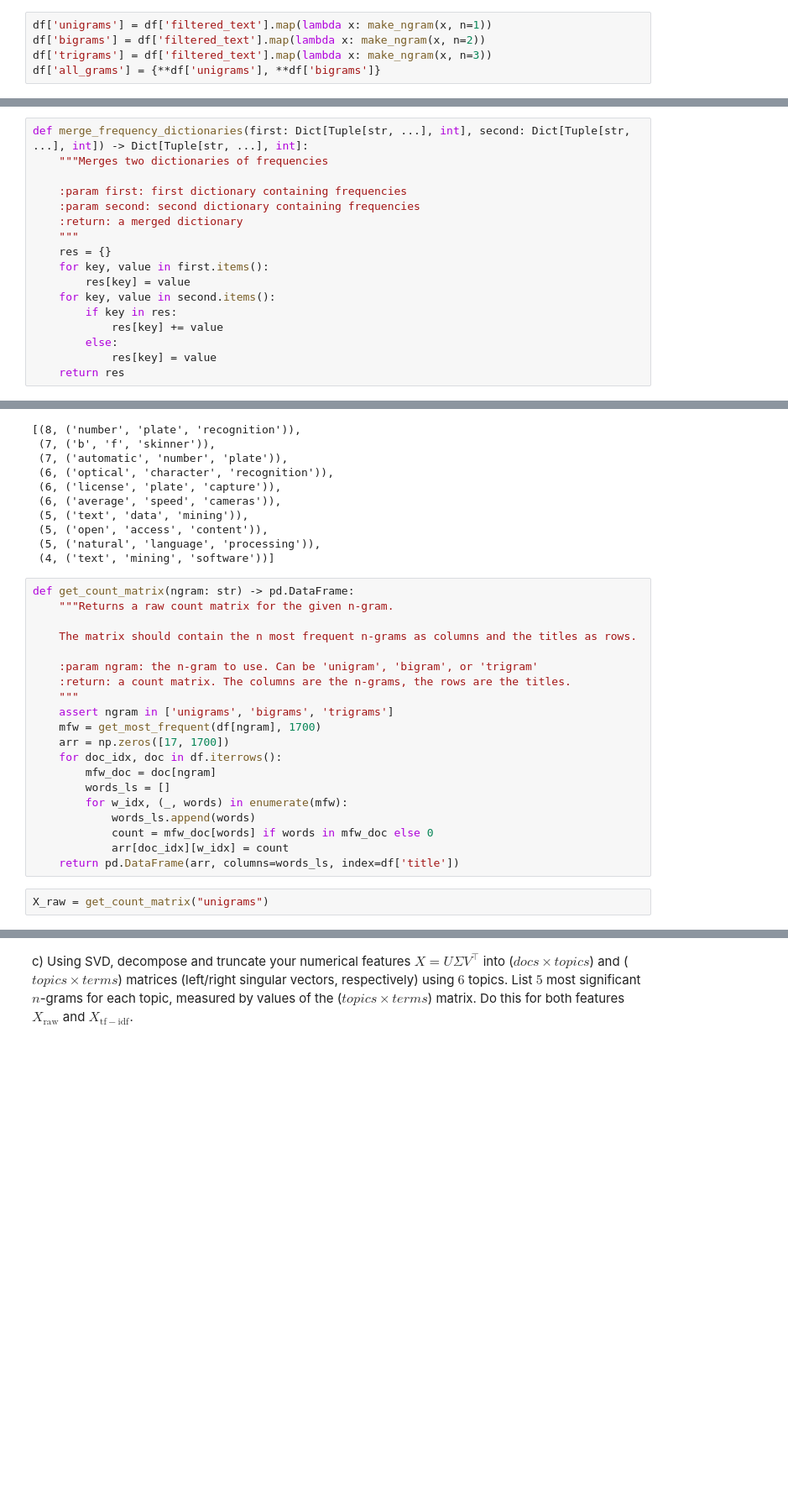
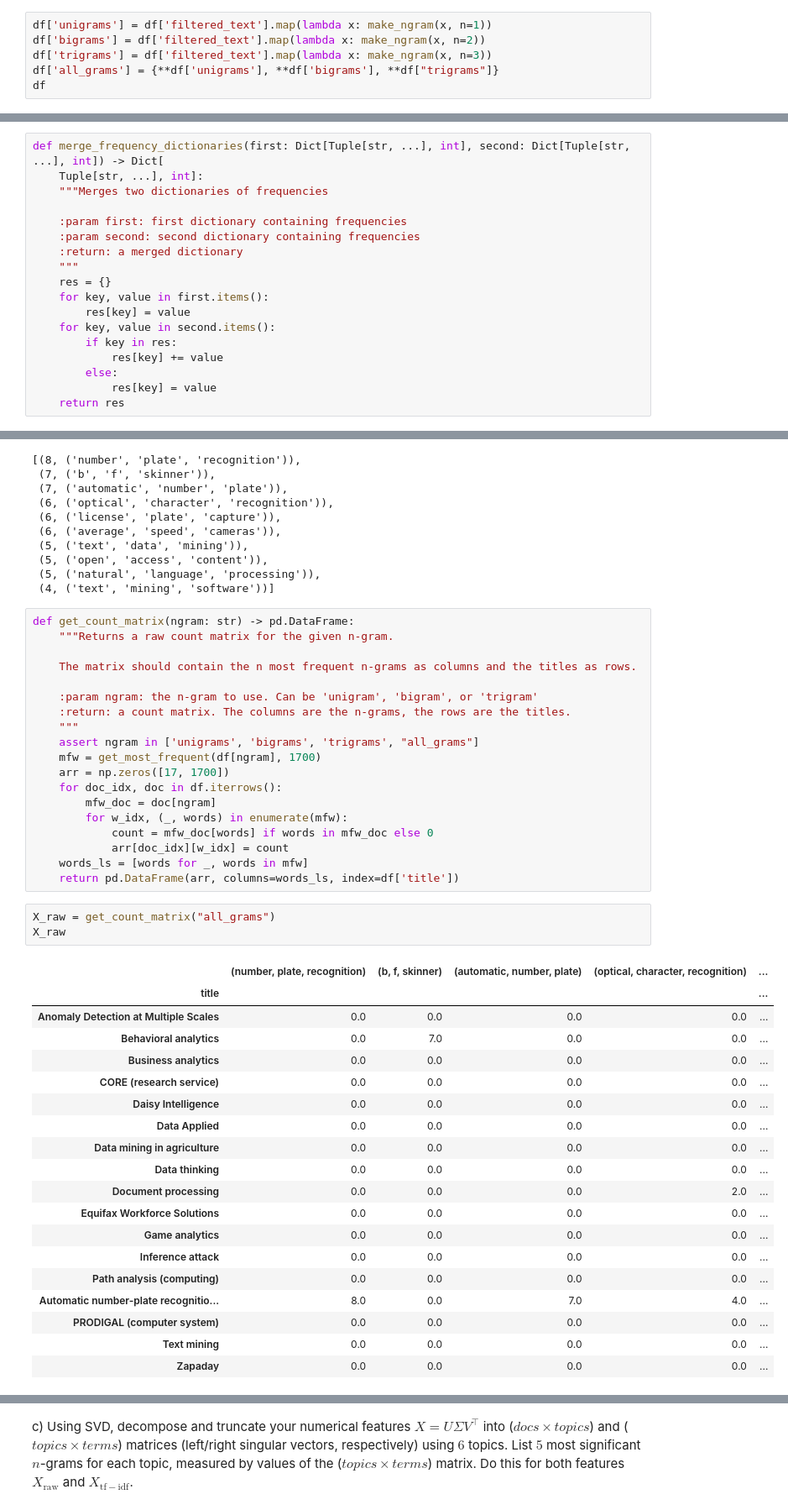
Before and after one commit to banditar/DataMining-2022-aalto, a Jupyter notebook: Assignment 5/Homework5.ipynb, the cells around one changed output, grey strips where cells are left out. Shown at 84% size. Drawn from its saved outputs; the diff is of its cells as text; blank space fills up the shorter version.

Commit message:
Add all_grams matrix to exercise b

```diff
--- a/Assignment 5/Homework5.ipynb
+++ b/Assignment 5/Homework5.ipynb
@@ -102,4 +101,5 @@ def make_ngram(corpus: list[str], n: int) -> Dict[Tuple[str, ...], int]:
 df['unigrams'] = df['filtered_text'].map(lambda x: make_ngram(x, n=1))
 df['bigrams'] = df['filtered_text'].map(lambda x: make_ngram(x, n=2))
 df['trigrams'] = df['filtered_text'].map(lambda x: make_ngram(x, n=3))
-df['all_grams'] = {**df['unigrams'], **df['bigrams']}
+df['all_grams'] = {**df['unigrams'], **df['bigrams'], **df["trigrams"]}
+df
@@ -110,5 +125,6 @@ dtype('O')
 # %%
-def merge_frequency_dictionaries(first: Dict[Tuple[str, ...], int], second: Dict[Tuple[str, ...], int]) -> Dict[Tuple[str, ...], int]:
+def merge_frequency_dictionaries(first: Dict[Tuple[str, ...], int], second: Dict[Tuple[str, ...], int]) -> Dict[
+    Tuple[str, ...], int]:
     """Merges two dictionaries of frequencies
 
     :param first: first dictionary containing frequencies
@@ -190,16 +206,36 @@ def get_count_matrix(ngram: str) -> pd.DataFrame:
     :param ngram: the n-gram to use. Can be 'unigram', 'bigram', or 'trigram'
     :return: a count matrix. The columns are the n-grams, the rows are the titles.
     """
-    assert ngram in ['unigrams', 'bigrams', 'trigrams']
+    assert ngram in ['unigrams', 'bigrams', 'trigrams', "all_grams"]
     mfw = get_most_frequent(df[ngram], 1700)
     arr = np.zeros([17, 1700])
     for doc_idx, doc in df.iterrows():
         mfw_doc = doc[ngram]
-        words_ls = []
         for w_idx, (_, words) in enumerate(mfw):
-            words_ls.append(words)
             count = mfw_doc[words] if words in mfw_doc else 0
             arr[doc_idx][w_idx] = count
+    words_ls = [words for _, words in mfw]
     return pd.DataFrame(arr, columns=words_ls, index=df['title'])
 # %%
-X_raw = get_count_matrix("unigrams")
+X_raw = get_count_matrix("all_grams")
+X_raw
+# %% [output]
+|  | (number, plate, recognition) | (b, f, skinner) | (automatic, number, plate) | (optical, character, recognition) | ... |
+| title |  |  |  |  | ... |
+| Anomaly Detection at Multiple Scales | 0.0 | 0.0 | 0.0 | 0.0 | ... |
+| Behavioral analytics | 0.0 | 7.0 | 0.0 | 0.0 | ... |
+| Business analytics | 0.0 | 0.0 | 0.0 | 0.0 | ... |
+| CORE (research service) | 0.0 | 0.0 | 0.0 | 0.0 | ... |
+| Daisy Intelligence | 0.0 | 0.0 | 0.0 | 0.0 | ... |
+| Data Applied | 0.0 | 0.0 | 0.0 | 0.0 | ... |
+| Data mining in agriculture | 0.0 | 0.0 | 0.0 | 0.0 | ... |
+| Data thinking | 0.0 | 0.0 | 0.0 | 0.0 | ... |
+| Document processing | 0.0 | 0.0 | 0.0 | 2.0 | ... |
+| Equifax Workforce Solutions | 0.0 | 0.0 | 0.0 | 0.0 | ... |
+| Game analytics | 0.0 | 0.0 | 0.0 | 0.0 | ... |
+| Inference attack | 0.0 | 0.0 | 0.0 | 0.0 | ... |
+| Path analysis (computing) | 0.0 | 0.0 | 0.0 | 0.0 | ... |
+| Automatic number-plate recognitio... | 8.0 | 0.0 | 7.0 | 4.0 | ... |
+| PRODIGAL (computer system) | 0.0 | 0.0 | 0.0 | 0.0 | ... |
+| Text mining | 0.0 | 0.0 | 0.0 | 0.0 | ... |
+| Zapaday | 0.0 | 0.0 | 0.0 | 0.0 | ... |
```
Also changed, not shown: parts of 10 cells of this notebook.
